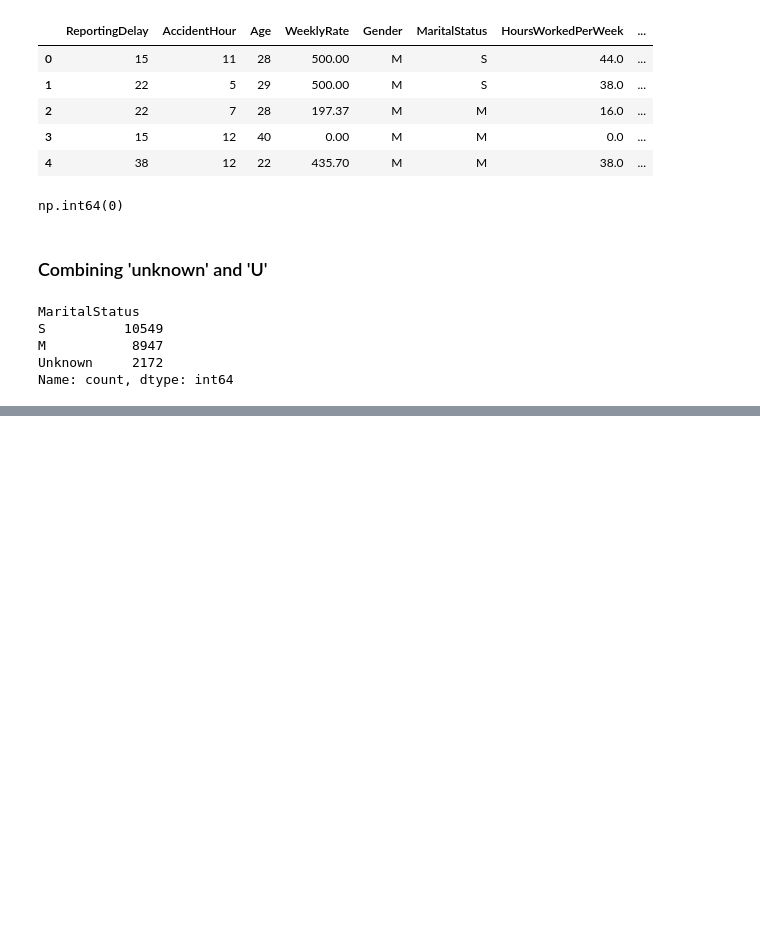
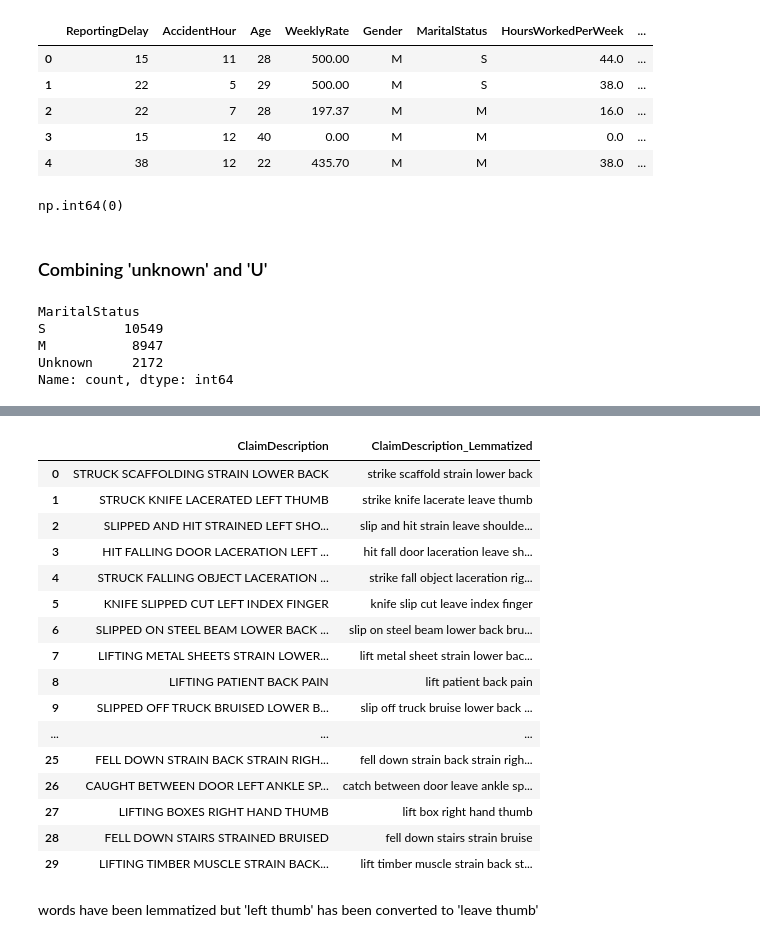
Before and after one commit to PerisN/Final_Capstone_Project, a Jupyter notebook: project.ipynb, the cells around one changed output, grey strips where cells are left out. Drawn from its saved outputs; the diff is of its cells as text; code cells hidden in the pictures; blank space fills up the shorter version.

```diff
--- a/project.ipynb
+++ b/project.ipynb
@@ -793,0 +863,35 @@ Name: count, dtype: int64
+# %%
+from nltk.stem import WordNetLemmatizer
+import re
+
+lemmatizer = WordNetLemmatizer()
+
+def lemmatize_description(description):
+    words = re.findall(r'\b[a-zA-Z]+\b', str(description).lower())
+    return " ".join(lemmatizer.lemmatize(word, pos='v') for word in words)
+
+df['ClaimDescription_Lemmatized'] = df['ClaimDescription'].apply(
+    lemmatize_description
+)
+
+df[['ClaimDescription', 'ClaimDescription_Lemmatized']].head(30)
+# %% [output]
+|  | ClaimDescription | ClaimDescription_Lemmatized |
+| 0 | STRUCK SCAFFOLDING STRAIN LOWER BACK | strike scaffold strain lower back |
+| 1 | STRUCK KNIFE LACERATED LEFT THUMB | strike knife lacerate leave thumb |
+| 2 | SLIPPED AND HIT STRAINED LEFT SHO... | slip and hit strain leave shoulde... |
+| 3 | HIT FALLING DOOR LACERATION LEFT ... | hit fall door laceration leave sh... |
+| 4 | STRUCK FALLING OBJECT LACERATION ... | strike fall object laceration rig... |
+| 5 | KNIFE SLIPPED CUT LEFT INDEX FINGER | knife slip cut leave index finger |
+| 6 | SLIPPED ON STEEL BEAM LOWER BACK ... | slip on steel beam lower back bru... |
+| 7 | LIFTING METAL SHEETS STRAIN LOWER... | lift metal sheet strain lower bac... |
+| 8 | LIFTING PATIENT BACK PAIN | lift patient back pain |
+| 9 | SLIPPED OFF TRUCK BRUISED LOWER B... | slip off truck bruise lower back ... |
+| ... | ... | ... |
+| 25 | FELL DOWN STRAIN BACK STRAIN RIGH... | fell down strain back strain righ... |
+| 26 | CAUGHT BETWEEN DOOR LEFT ANKLE SP... | catch between door leave ankle sp... |
+| 27 | LIFTING BOXES RIGHT HAND THUMB | lift box right hand thumb |
+| 28 | FELL DOWN STAIRS STRAINED BRUISED | fell down stairs strain bruise |
+| 29 | LIFTING TIMBER MUSCLE STRAIN BACK... | lift timber muscle strain back st... |
+# %% [markdown]
+words have been lemmatized but 'left thumb' has been converted to 'leave thumb'
```
Also changed, not shown: parts of 41 cells of this notebook, 2 other files.
